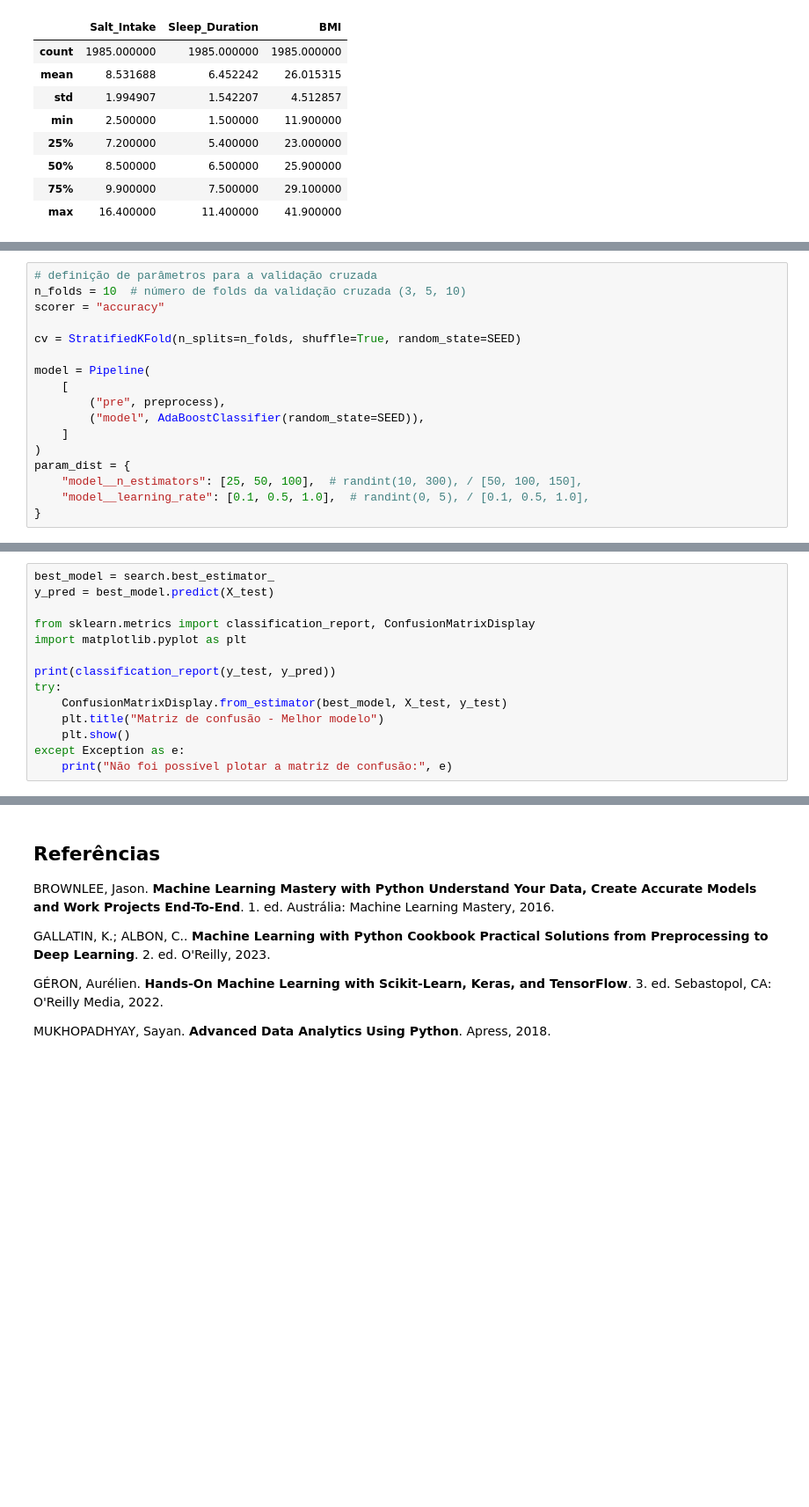
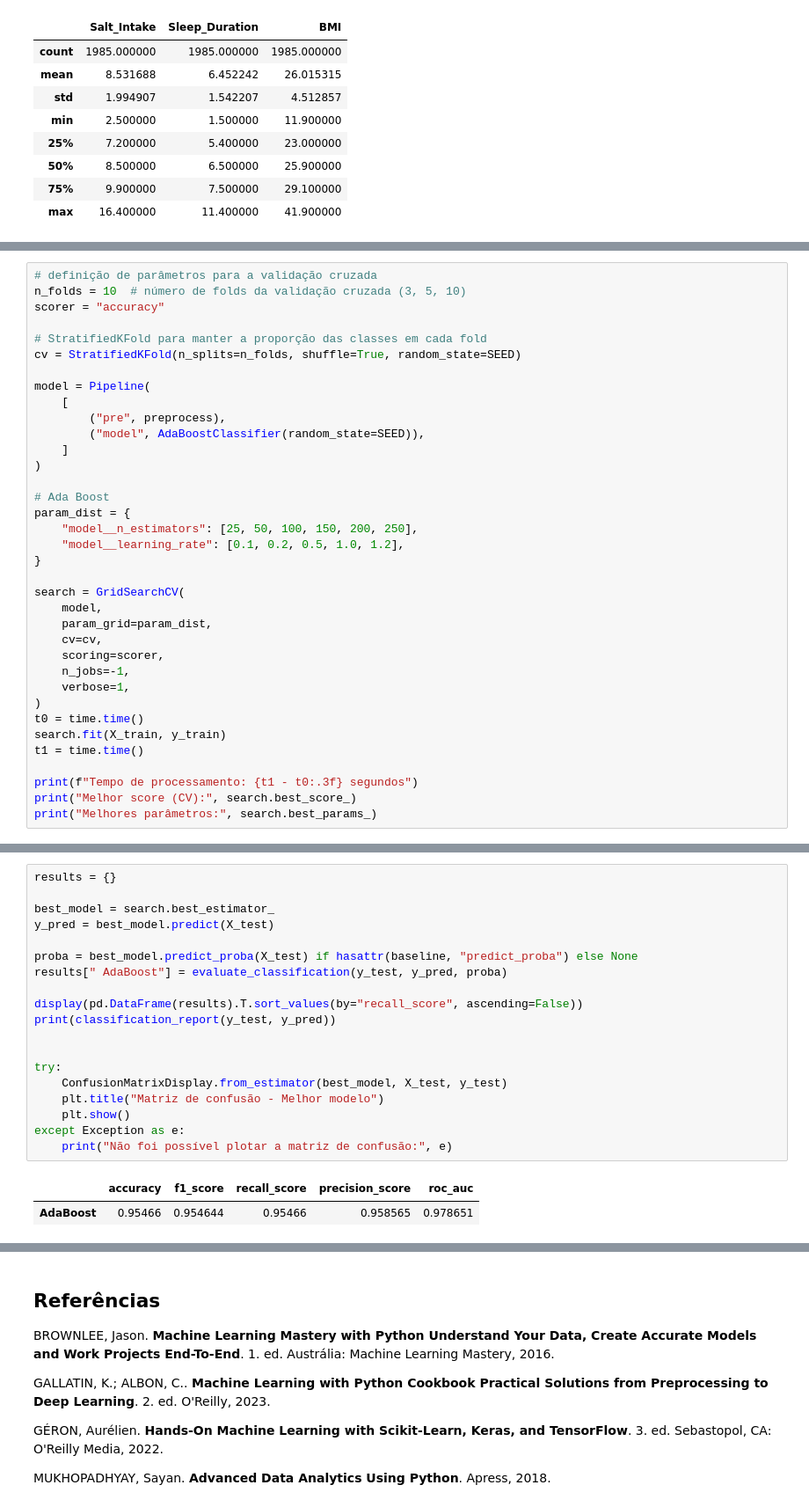
Before and after one commit to rogerioferreira/MVP-Machine_Learning-PUC-RIO, a Jupyter notebook: notebooks/hypertension_prediction.ipynb, the cells around one changed output, grey strips where cells are left out. Shown at 88% size. Cells and saved outputs as stored; diff of their text form; blank space fills up the shorter version.

```diff
--- a/notebooks/hypertension_prediction.ipynb
+++ b/notebooks/hypertension_prediction.ipynb
@@ -605,6 +668,7 @@ pd.DataFrame(results).T.sort_values(by="recall_score", ascending=False)
 n_folds = 10  # número de folds da validação cruzada (3, 5, 10)
 scorer = "accuracy"
 
+# StratifiedKFold para manter a proporção das classes em cada fold
 cv = StratifiedKFold(n_splits=n_folds, shuffle=True, random_state=SEED)
 
 model = Pipeline(
@@ -613,7 +677,25 @@ model = Pipeline(
         ("model", AdaBoostClassifier(random_state=SEED)),
     ]
 )
+
+# Ada Boost
 param_dist = {
-    "model__n_estimators": [25, 50, 100],  # randint(10, 300), / [50, 100, 150],
-    "model__learning_rate": [0.1, 0.5, 1.0],  # randint(0, 5), / [0.1, 0.5, 1.0],
+    "model__n_estimators": [25, 50, 100, 150, 200, 250],
+    "model__learning_rate": [0.1, 0.2, 0.5, 1.0, 1.2],
 }
+
+search = GridSearchCV(
+    model,
+    param_grid=param_dist,
+    cv=cv,
+    scoring=scorer,
+    n_jobs=-1,
+    verbose=1,
+)
+t0 = time.time()
+search.fit(X_train, y_train)
+t1 = time.time()
+
+print(f"Tempo de processamento: {t1 - t0:.3f} segundos")
+print("Melhor score (CV):", search.best_score_)
+print("Melhores parâmetros:", search.best_params_)
@@ -639,17 +713,24 @@ Melhores parâmetros: {'model__learning_rate': 0.5, 'model__n_estimators': 50}
 # %%
+results = {}
+
 best_model = search.best_estimator_
 y_pred = best_model.predict(X_test)
 
-from sklearn.metrics import classification_report, ConfusionMatrixDisplay
-import matplotlib.pyplot as plt
+proba = best_model.predict_proba(X_test) if hasattr(baseline, "predict_proba") else None
+results[" AdaBoost"] = evaluate_classification(y_test, y_pred, proba)
 
+display(pd.DataFrame(results).T.sort_values(by="recall_score", ascending=False))
 print(classification_report(y_test, y_pred))
+
+
 try:
     ConfusionMatrixDisplay.from_estimator(best_model, X_test, y_test)
     plt.title("Matriz de confusão - Melhor modelo")
     plt.show()
 except Exception as e:
     print("Não foi possível plotar a matriz de confusão:", e)
 # %% [output]
+|  | accuracy | f1_score | recall_score | precision_score | roc_auc |
+| AdaBoost | 0.95466 | 0.954644 | 0.95466 | 0.958565 | 0.978651 |
               precision    recall  f1-score   support
 
```
Also changed, not shown: parts of 33 cells of this notebook, 1 other file.
